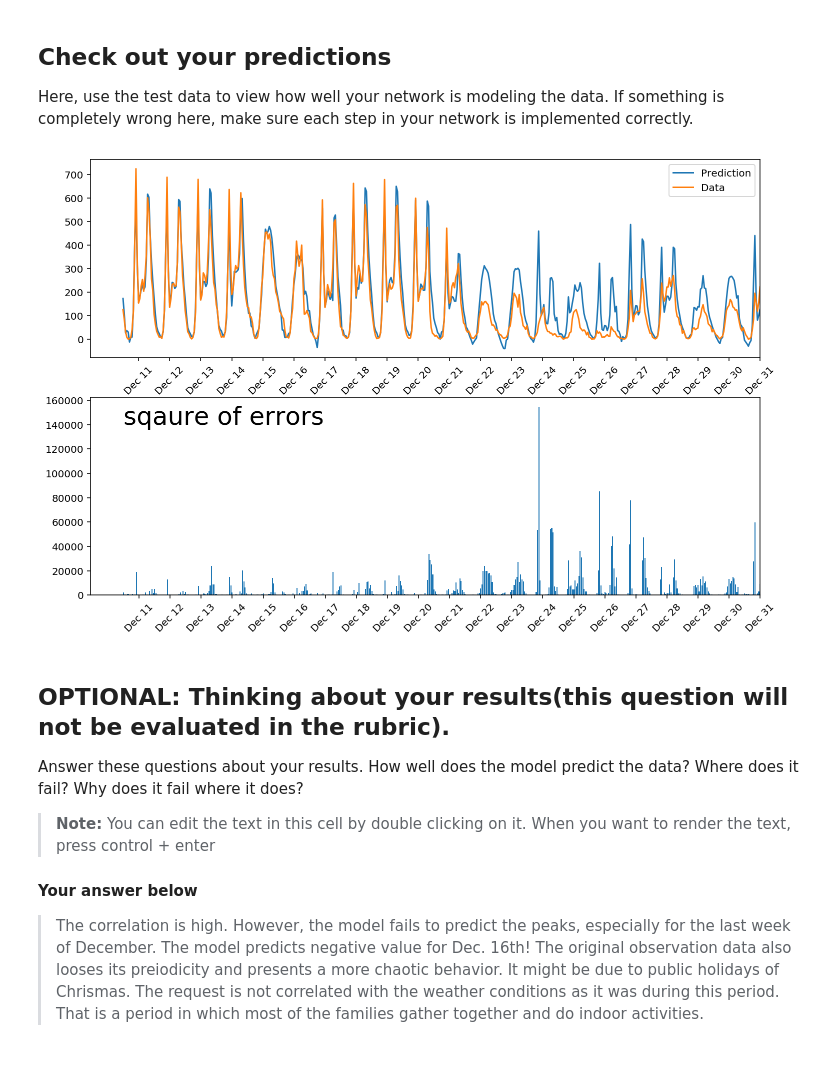
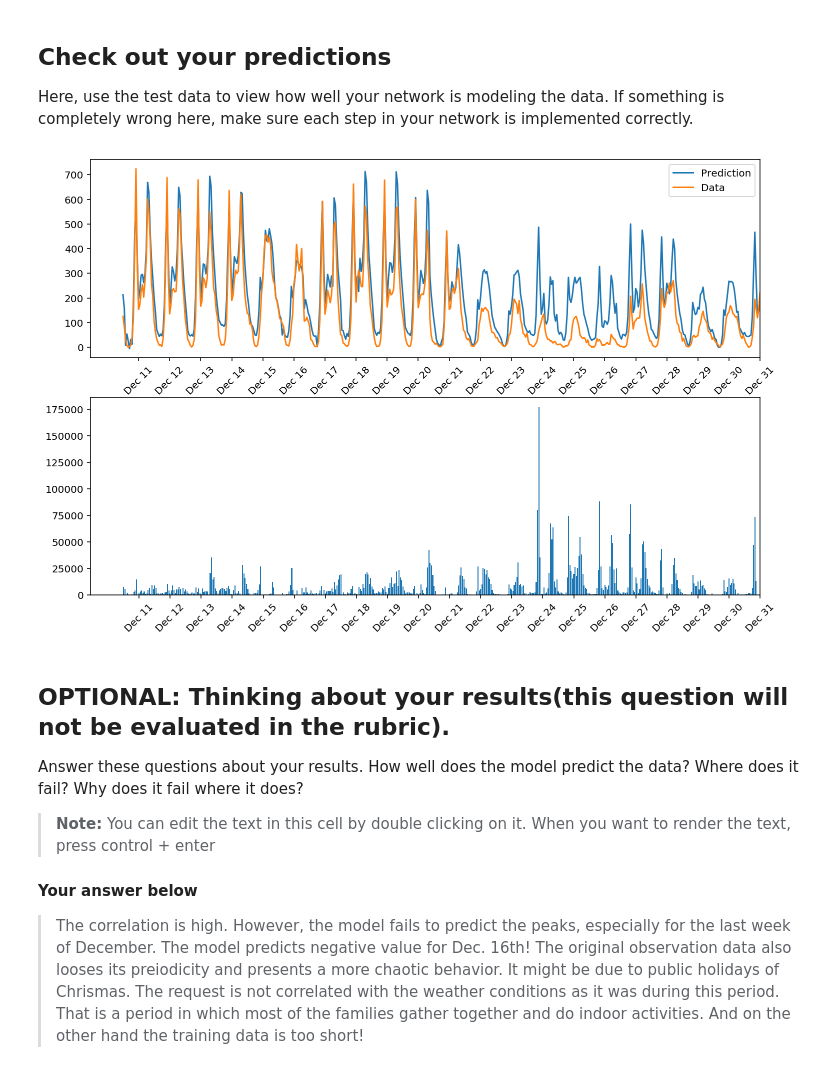
Before and after one commit to bijanfallah/Bicycle_sharing, a Jupyter notebook: Your_first_neural_network.ipynb, the cells around one changed output. Cells and saved outputs as stored; diff of their text form; code cells hidden in the pictures.

```diff
--- a/Your_first_neural_network.ipynb
+++ b/Your_first_neural_network.ipynb
@@ -303,9 +303,9 @@ The more hidden nodes you have, the more accurate predictions the model will mak
 import sys
 
 ### Set the hyperparameters here ###
-iterations = 19754
-learning_rate = .1
-hidden_nodes = 5
+iterations = 5000
+learning_rate = 0.6
+hidden_nodes = 10
 output_nodes = 1
 
 N_i = train_features.shape[1]
@@ -359,25 +359,25 @@ Here, use the test data to view how well your network is modeling the data. If s
 # %%
 fig, (ax1,ax2) = plt.subplots(2,1,figsize=(12,8))
 
 mean, std = scaled_features['cnt']
 predictions = network.run(test_features).T*std + mean
 ax1.plot(predictions[0], label='Prediction')
 ax1.plot((test_targets['cnt']*std + mean).values, label='Data')
 
 ax1.set_xlim(right=len(predictions))
 ax1.legend()
+
+dates = pd.to_datetime(rides.ix[test_data.index]['dteday'])
+dates = dates.apply(lambda d: d.strftime('%b %d'))
 ax1.set_xticks(np.arange(len(dates))[12::24])
 _ = ax1.set_xticklabels(dates[12::24], rotation=45)
-dates = pd.to_datetime(rides.ix[test_data.index]['dteday'])
-dates = dates.apply(lambda d: d.strftime('%b %d'))
-
 bar = ax2.bar(range(0,len(predictions[0])),(predictions[0]-(test_targets['cnt']*std + mean).values)**2)
 ax2.set_xlim(right=len(predictions))
-ax2.text(0, 140000, 'sqaure of errors', fontsize=25)
+#ax2.text(0, 14000, 'sqaure of errors', fontsize=25)
 ax2.set_xticks(np.arange(len(dates))[12::24])
 _ = ax2.set_xticklabels(dates[12::24], rotation=45)
 # %% [output]
-[figure, old version]
+[figure, new version]
 # %% [markdown]
 ## OPTIONAL: Thinking about your results(this question will not be evaluated in the rubric).
 
@@ -387,4 +387,4 @@ Answer these questions about your results. How well does the model predict the d
 
 #### Your answer below
 
-> The correlation is high. However, the model fails to predict the peaks, especially for the last week of December. The model predicts negative value for Dec. 16th! The original observation data also looses its preiodicity and presents a more chaotic behavior. It might be due to public holidays of Chrismas. The request is not correlated with the weather conditions as it was during this period. That is a period in which most of the families gather together and do indoor activities.
+> The correlation is high. However, the model fails to predict the peaks, especially for the last week of December. The model predicts negative value for Dec. 16th! The original observation data also looses its preiodicity and presents a more chaotic behavior. It might be due to public holidays of Chrismas. The request is not correlated with the weather conditions as it was during this period. That is a period in which most of the families gather together and do indoor activities. And on the other hand the training data is too short!
```
Also changed, not shown: parts of 3 cells of this notebook, 1 other file.
